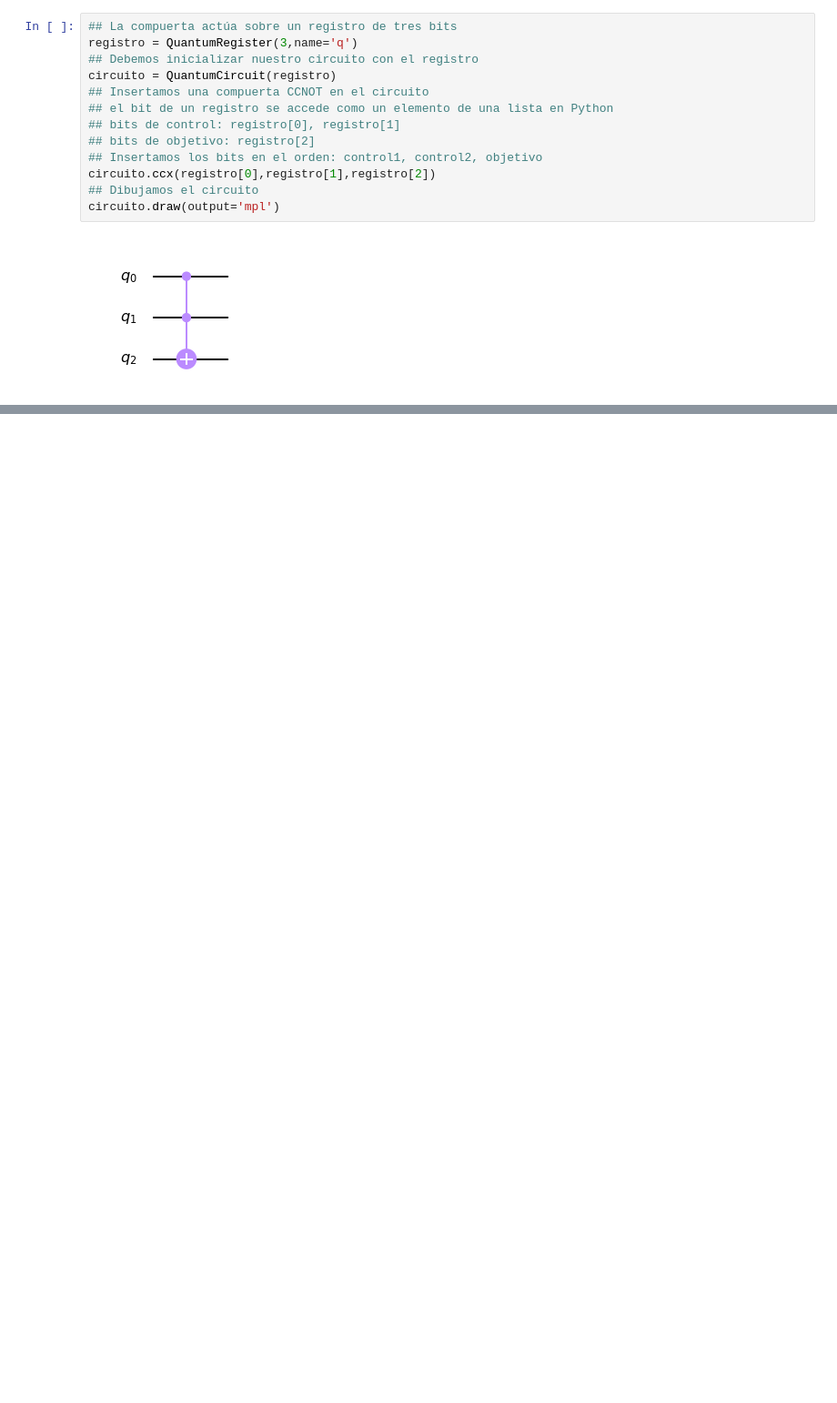
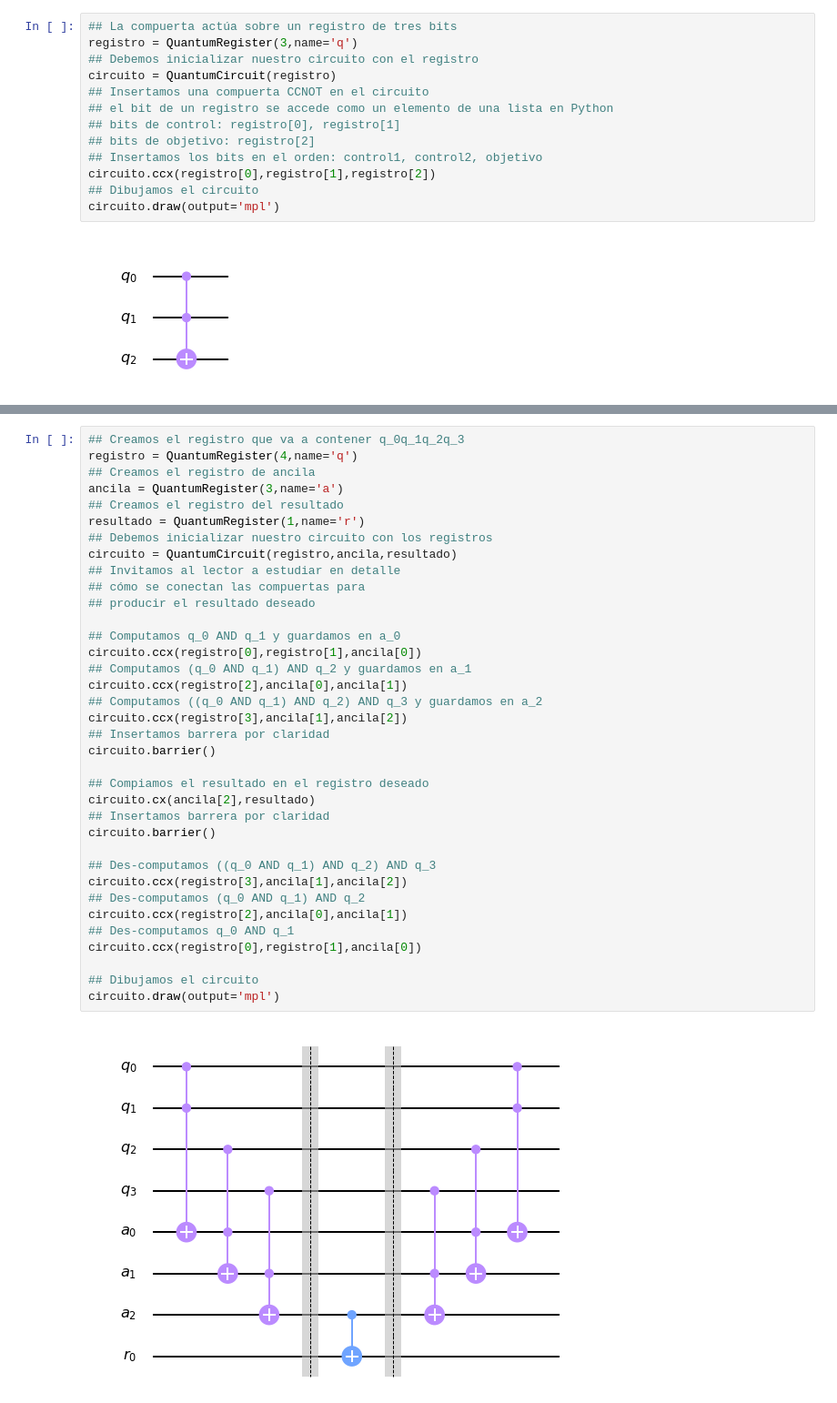
Before and after one commit to QC-FEM/QC-CrashCourse, a Jupyter notebook: Lec_1_Teor/Lec_1_Teor.ipynb, the cells around one changed output, grey strips where cells are left out. Shown: that part at 91% size. Saved outputs shown, nothing was run; the diff lists cells and outputs as text; blank space fills up the shorter version.

```diff
--- a/Lec_1_Teor.ipynb
+++ b/Lec_1_Teor/Lec_1_Teor.ipynb
@@ -276,0 +339,38 @@ $$f: q_0q_1q_2q_3 \rightarrow q_0 \land q_1 \land q_2 \land q_3$$
+# %%
+## Creamos el registro que va a contener q_0q_1q_2q_3
+registro = QuantumRegister(4,name='q')
+## Creamos el registro de ancila
+ancila = QuantumRegister(3,name='a')
+## Creamos el registro del resultado
+resultado = QuantumRegister(1,name='r')
+## Debemos inicializar nuestro circuito con los registros
+circuito = QuantumCircuit(registro,ancila,resultado)
+## Invitamos al lector a estudiar en detalle
+## cómo se conectan las compuertas para
+## producir el resultado deseado
+
+## Computamos q_0 AND q_1 y guardamos en a_0
+circuito.ccx(registro[0],registro[1],ancila[0])
+## Computamos (q_0 AND q_1) AND q_2 y guardamos en a_1
+circuito.ccx(registro[2],ancila[0],ancila[1])
+## Computamos ((q_0 AND q_1) AND q_2) AND q_3 y guardamos en a_2
+circuito.ccx(registro[3],ancila[1],ancila[2])
+## Insertamos barrera por claridad
+circuito.barrier()
+
+## Compiamos el resultado en el registro deseado
+circuito.cx(ancila[2],resultado)
+## Insertamos barrera por claridad
+circuito.barrier()
+
+## Des-computamos ((q_0 AND q_1) AND q_2) AND q_3
+circuito.ccx(registro[3],ancila[1],ancila[2])
+## Des-computamos (q_0 AND q_1) AND q_2
+circuito.ccx(registro[2],ancila[0],ancila[1])
+## Des-computamos q_0 AND q_1
+circuito.ccx(registro[0],registro[1],ancila[0])
+
+## Dibujamos el circuito
+circuito.draw(output='mpl')
+# %% [output]
+[figure, added]
```
Also changed, not shown: parts of 8 cells of this notebook, 6 other files.
